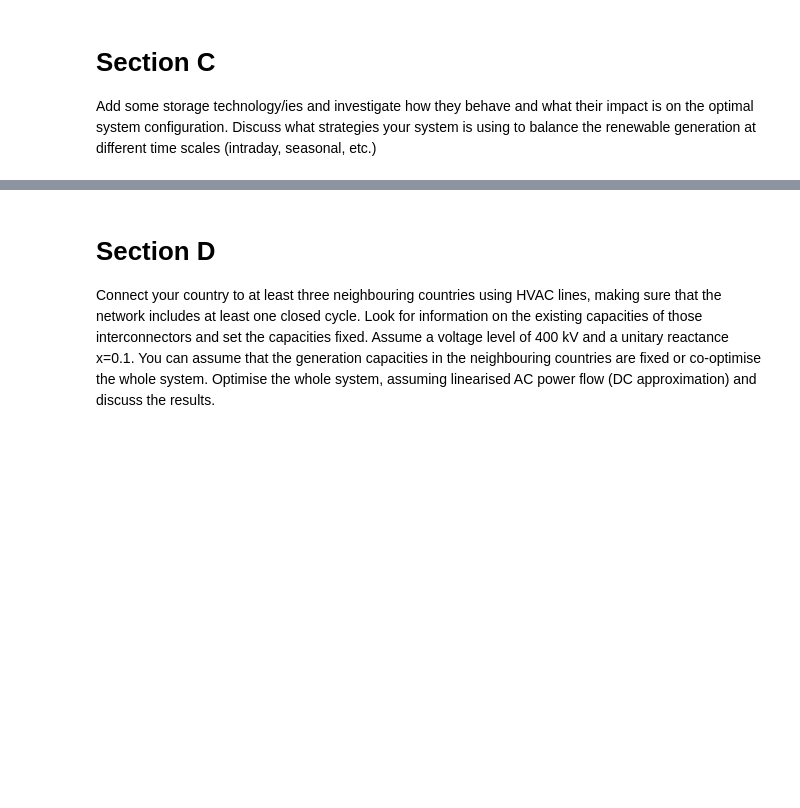
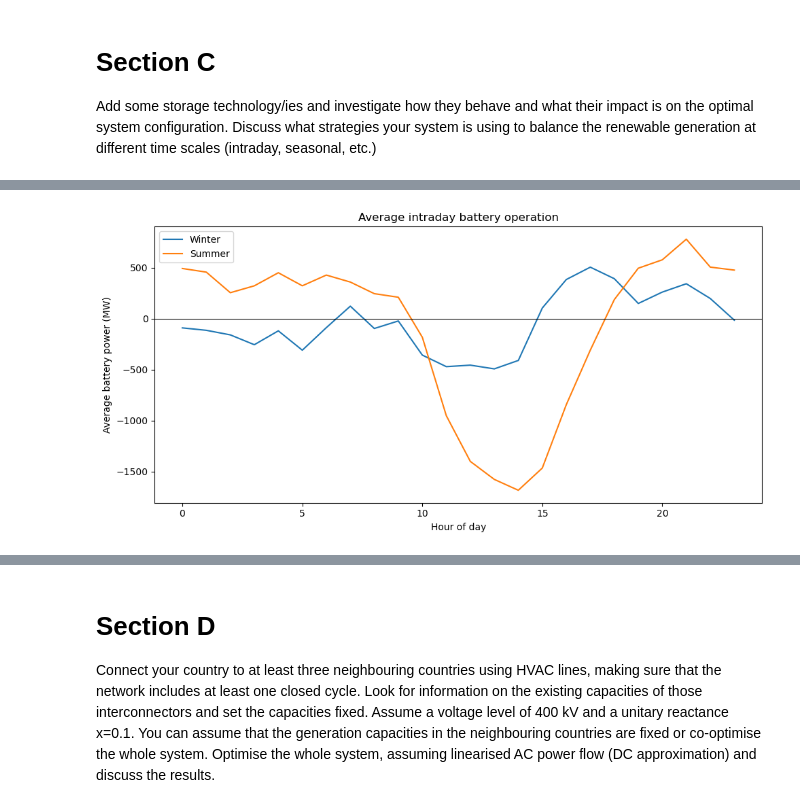
Before and after one commit to fortero23/Integrated_Energy_Grids, a Jupyter notebook: Modules/Assignment1.ipynb, the cells around one changed output, grey strips where cells are left out. Saved outputs shown, nothing was run; the diff lists cells and outputs as text; code cells hidden in the pictures; blank space fills up the shorter version.

```diff
--- a/Modules/Assignment1.ipynb
+++ b/Modules/Assignment1.ipynb
@@ -854,0 +837,17 @@ Add some storage technology/ies and investigate how they behave and what their i
+# %%
+discount_rate = 0.07
+
+# Battery Energy Storage System (BESS)
+lifetime_BESS = 15  # years
+BESS_max_hours = 6
+BESS_eff_disch = 0.9
+BESS_eff_ch = 0.9
+BESS_roundtrip_eff = BESS_eff_disch * BESS_eff_ch
+
+BESS_CAPEX_MWh = 144600 # EUR/MWh
+BESS_CAPEX_MW_FOR_INVERTER = 310000 #EUR/MW
+BESS_total_cost_per_MW = BESS_CAPEX_MWh * BESS_max_hours + BESS_CAPEX_MW_FOR_INVERTER
+
+fixed_OM_BESS_for_inverter = 0.03 #FOM
+capital_cost_BESS = annuity(lifetime_BESS, discount_rate) * BESS_total_cost_per_MW * (1 + fixed_OM_BESS_for_inverter)   # EUR/MW-year
+marginal_cost_BESS = 0
@@ -854,0 +1033,21 @@ Add some storage technology/ies and investigate how they behave and what their i
+# %%
+battery_p = n_storage.storage_units_t.p["battery"]
+
+winter = battery_p.loc["2024-01-01":"2024-02-28"]
+summer = battery_p.loc["2024-06-01":"2024-08-31"]
+
+winter_hourly = winter.groupby(winter.index.hour).mean()
+summer_hourly = summer.groupby(summer.index.hour).mean()
+
+plt.figure(figsize=(10,5))
+plt.plot(winter_hourly.index, winter_hourly.values, label="Winter")
+plt.plot(summer_hourly.index, summer_hourly.values, label="Summer")
+plt.axhline(0, color="black", linewidth=0.8)
+plt.xlabel("Hour of day")
+plt.ylabel("Average battery power (MW)")
+plt.title("Average intraday battery operation")
+plt.legend()
+plt.tight_layout()
+plt.show()
+# %% [output]
+[figure, added]
```
Also changed, not shown: parts of 16 cells of this notebook.
